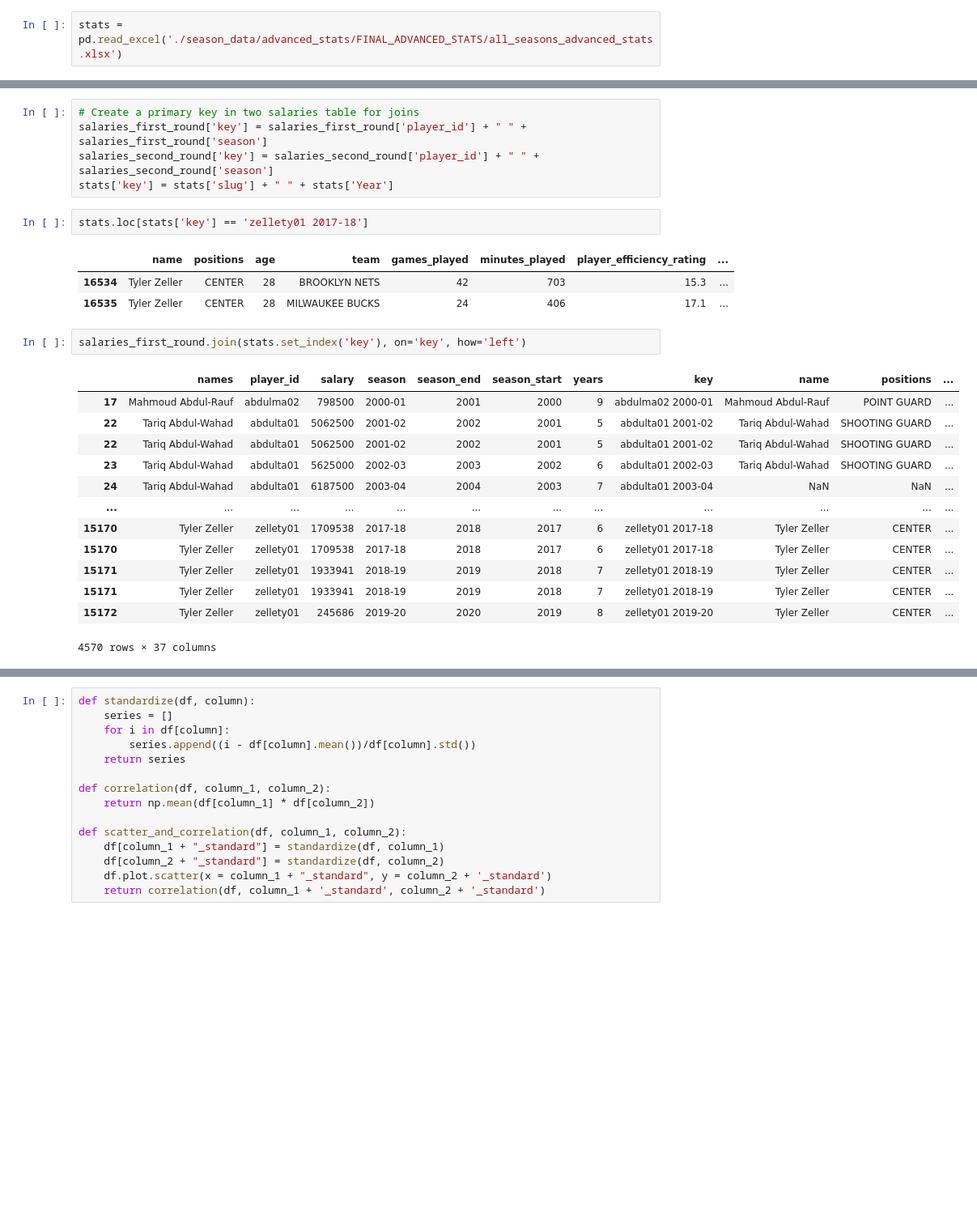
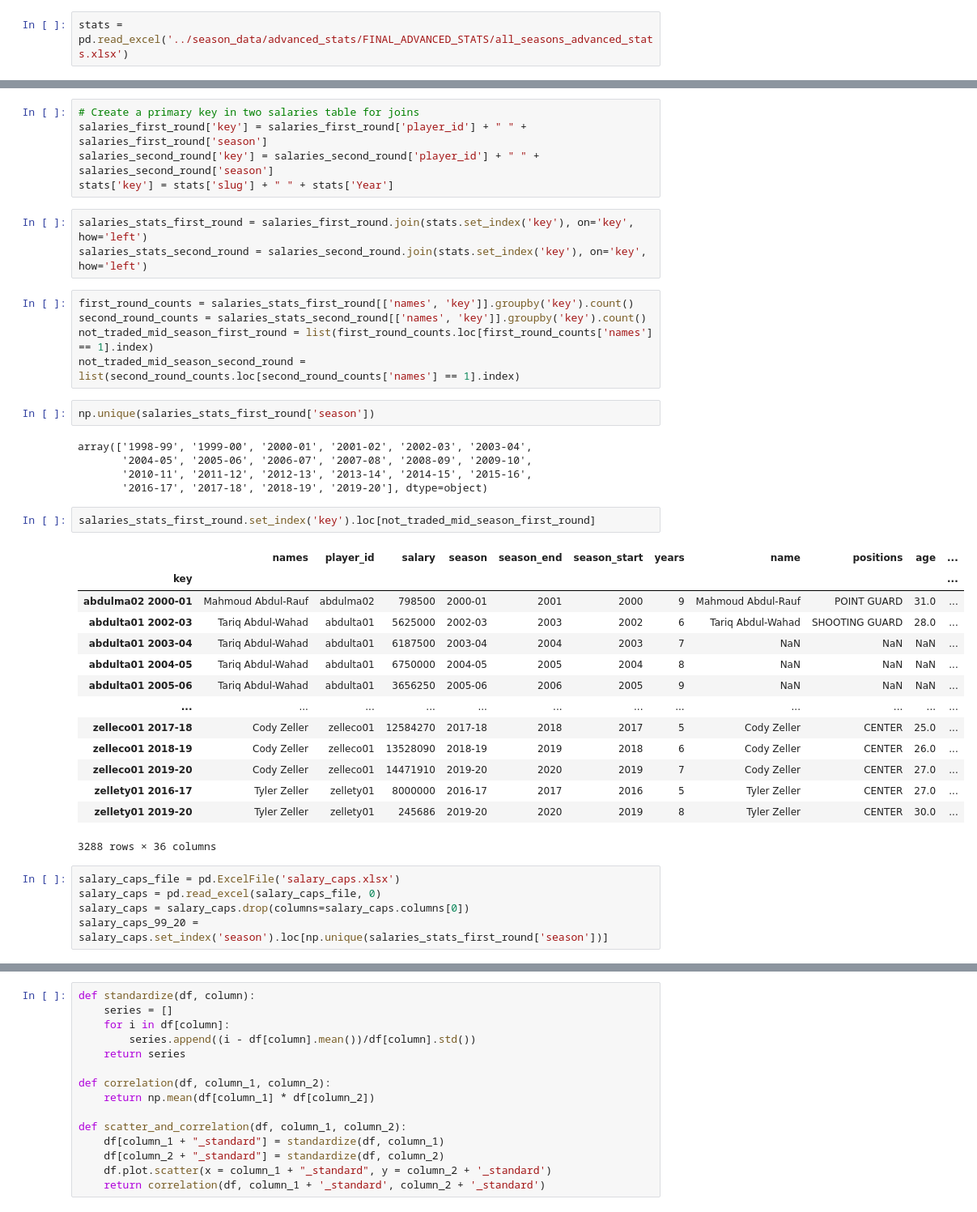
Before and after one commit to ZachLiu519/nba-model, a Jupyter notebook: week_2_data_exploration/contract_stats.ipynb, the cells around one changed output, grey strips where cells are left out. Shown: that part at 81% size. Drawn from its saved outputs; the diff is of its cells as text; blank space fills up the shorter version.

```diff
--- a/week_2_data_exploration/contract_stats.ipynb
+++ b/week_2_data_exploration/contract_stats.ipynb
@@ -44,7 +39,7 @@ salaries_second_round = salaries_second_round.loc[salaries_second_round['years']
 # %%
 # Following part is for fixing data in all stats
 # %%
-stats = pd.read_excel('./season_data/advanced_stats/FINAL_ADVANCED_STATS/all_seasons_advanced_stats.xlsx')
+stats = pd.read_excel('../season_data/advanced_stats/FINAL_ADVANCED_STATS/all_seasons_advanced_stats.xlsx')
 # %%
 stats['error_in_name'] = stats['Year'].apply(lambda x: x is np.nan)
 stats_need_fix = stats.loc[stats['error_in_name'] == True]
@@ -71,25 +66,40 @@ stats = stats.loc[stats['error_in_name'] == False].append(stats_need_fix).drop(c
 salaries_first_round['key'] = salaries_first_round['player_id'] + " " + salaries_first_round['season']
 salaries_second_round['key'] = salaries_second_round['player_id'] + " " + salaries_second_round['season']
 stats['key'] = stats['slug'] + " " + stats['Year']
-# %%
-stats.loc[stats['key'] == 'zellety01 2017-18']
-# %% [output]
-|  | name | positions | age | team | games_played | minutes_played | player_efficiency_rating | ... |
-| 16534 | Tyler Zeller | CENTER | 28 | BROOKLYN NETS | 42 | 703 | 15.3 | ... |
-| 16535 | Tyler Zeller | CENTER | 28 | MILWAUKEE BUCKS | 24 | 406 | 17.1 | ... |
 # %%
-salaries_first_round.join(stats.set_index('key'), on='key', how='left')
+salaries_stats_first_round = salaries_first_round.join(stats.set_index('key'), on='key', how='left')
+salaries_stats_second_round = salaries_second_round.join(stats.set_index('key'), on='key', how='left')
-# %% [output]
-|  | names | player_id | salary | season | season_end | season_start | years | key | name | positions | ... |
-| 17 | Mahmoud Abdul-Rauf | abdulma02 | 798500 | 2000-01 | 2001 | 2000 | 9 | abdulma02 2000-01 | Mahmoud Abdul-Rauf | POINT GUARD | ... |
-| 22 | Tariq Abdul-Wahad | abdulta01 | 5062500 | 2001-02 | 2002 | 2001 | 5 | abdulta01 2001-02 | Tariq Abdul-Wahad | SHOOTING GUARD | ... |
-| 22 | Tariq Abdul-Wahad | abdulta01 | 5062500 | 2001-02 | 2002 | 2001 | 5 | abdulta01 2001-02 | Tariq Abdul-Wahad | SHOOTING GUARD | ... |
-| 23 | Tariq Abdul-Wahad | abdulta01 | 5625000 | 2002-03 | 2003 | 2002 | 6 | abdulta01 2002-03 | Tariq Abdul-Wahad | SHOOTING GUARD | ... |
-| 24 | Tariq Abdul-Wahad | abdulta01 | 6187500 | 2003-04 | 2004 | 2003 | 7 | abdulta01 2003-04 | NaN | NaN | ... |
-| ... | ... | ... | ... | ... | ... | ... | ... | ... | ... | ... | ... |
-| 15170 | Tyler Zeller | zellety01 | 1709538 | 2017-18 | 2018 | 2017 | 6 | zellety01 2017-18 | Tyler Zeller | CENTER | ... |
-| 15170 | Tyler Zeller | zellety01 | 1709538 | 2017-18 | 2018 | 2017 | 6 | zellety01 2017-18 | Tyler Zeller | CENTER | ... |
-| 15171 | Tyler Zeller | zellety01 | 1933941 | 2018-19 | 2019 | 2018 | 7 | zellety01 2018-19 | Tyler Zeller | CENTER | ... |
-| 15171 | Tyler Zeller | zellety01 | 1933941 | 2018-19 | 2019 | 2018 | 7 | zellety01 2018-19 | Tyler Zeller | CENTER | ... |
-| 15172 | Tyler Zeller | zellety01 | 245686 | 2019-20 | 2020 | 2019 | 8 | zellety01 2019-20 | Tyler Zeller | CENTER | ... |
-4570 rows × 37 columns
+# %%
+first_round_counts = salaries_stats_first_round[['names', 'key']].groupby('key').count()
+second_round_counts = salaries_stats_second_round[['names', 'key']].groupby('key').count()
+not_traded_mid_season_first_round = list(first_round_counts.loc[first_round_counts['names'] == 1].index)
+not_traded_mid_season_second_round = list(second_round_counts.loc[second_round_counts['names'] == 1].index)
+# %%
+np.unique(salaries_stats_first_round['season'])
+# %% [output]
+array(['1998-99', '1999-00', '2000-01', '2001-02', '2002-03', '2003-04',
+       '2004-05', '2005-06', '2006-07', '2007-08', '2008-09', '2009-10',
+       '2010-11', '2011-12', '2012-13', '2013-14', '2014-15', '2015-16',
+       '2016-17', '2017-18', '2018-19', '2019-20'], dtype=object)
+# %%
+salaries_stats_first_round.set_index('key').loc[not_traded_mid_season_first_round]
+# %% [output]
+|  | names | player_id | salary | season | season_end | season_start | years | name | positions | age | ... |
+| key |  |  |  |  |  |  |  |  |  |  | ... |
+| abdulma02 2000-01 | Mahmoud Abdul-Rauf | abdulma02 | 798500 | 2000-01 | 2001 | 2000 | 9 | Mahmoud Abdul-Rauf | POINT GUARD | 31.0 | ... |
+| abdulta01 2002-03 | Tariq Abdul-Wahad | abdulta01 | 5625000 | 2002-03 | 2003 | 2002 | 6 | Tariq Abdul-Wahad | SHOOTING GUARD | 28.0 | ... |
+| abdulta01 2003-04 | Tariq Abdul-Wahad | abdulta01 | 6187500 | 2003-04 | 2004 | 2003 | 7 | NaN | NaN | NaN | ... |
+| abdulta01 2004-05 | Tariq Abdul-Wahad | abdulta01 | 6750000 | 2004-05 | 2005 | 2004 | 8 | NaN | NaN | NaN | ... |
+| abdulta01 2005-06 | Tariq Abdul-Wahad | abdulta01 | 3656250 | 2005-06 | 2006 | 2005 | 9 | NaN | NaN | NaN | ... |
+| ... | ... | ... | ... | ... | ... | ... | ... | ... | ... | ... | ... |
+| zelleco01 2017-18 | Cody Zeller | zelleco01 | 12584270 | 2017-18 | 2018 | 2017 | 5 | Cody Zeller | CENTER | 25.0 | ... |
+| zelleco01 2018-19 | Cody Zeller | zelleco01 | 13528090 | 2018-19 | 2019 | 2018 | 6 | Cody Zeller | CENTER | 26.0 | ... |
+| zelleco01 2019-20 | Cody Zeller | zelleco01 | 14471910 | 2019-20 | 2020 | 2019 | 7 | Cody Zeller | CENTER | 27.0 | ... |
+| zellety01 2016-17 | Tyler Zeller | zellety01 | 8000000 | 2016-17 | 2017 | 2016 | 5 | Tyler Zeller | CENTER | 27.0 | ... |
+| zellety01 2019-20 | Tyler Zeller | zellety01 | 245686 | 2019-20 | 2020 | 2019 | 8 | Tyler Zeller | CENTER | 30.0 | ... |
+3288 rows × 36 columns
+# %%
+salary_caps_file = pd.ExcelFile('salary_caps.xlsx')
+salary_caps = pd.read_excel(salary_caps_file, 0)
+salary_caps = salary_caps.drop(columns=salary_caps.columns[0])
+salary_caps_99_20 = salary_caps.set_index('season').loc[np.unique(salaries_stats_first_round['season'])]
```
Also changed, not shown: parts of 5 cells of this notebook, 3 other files.
